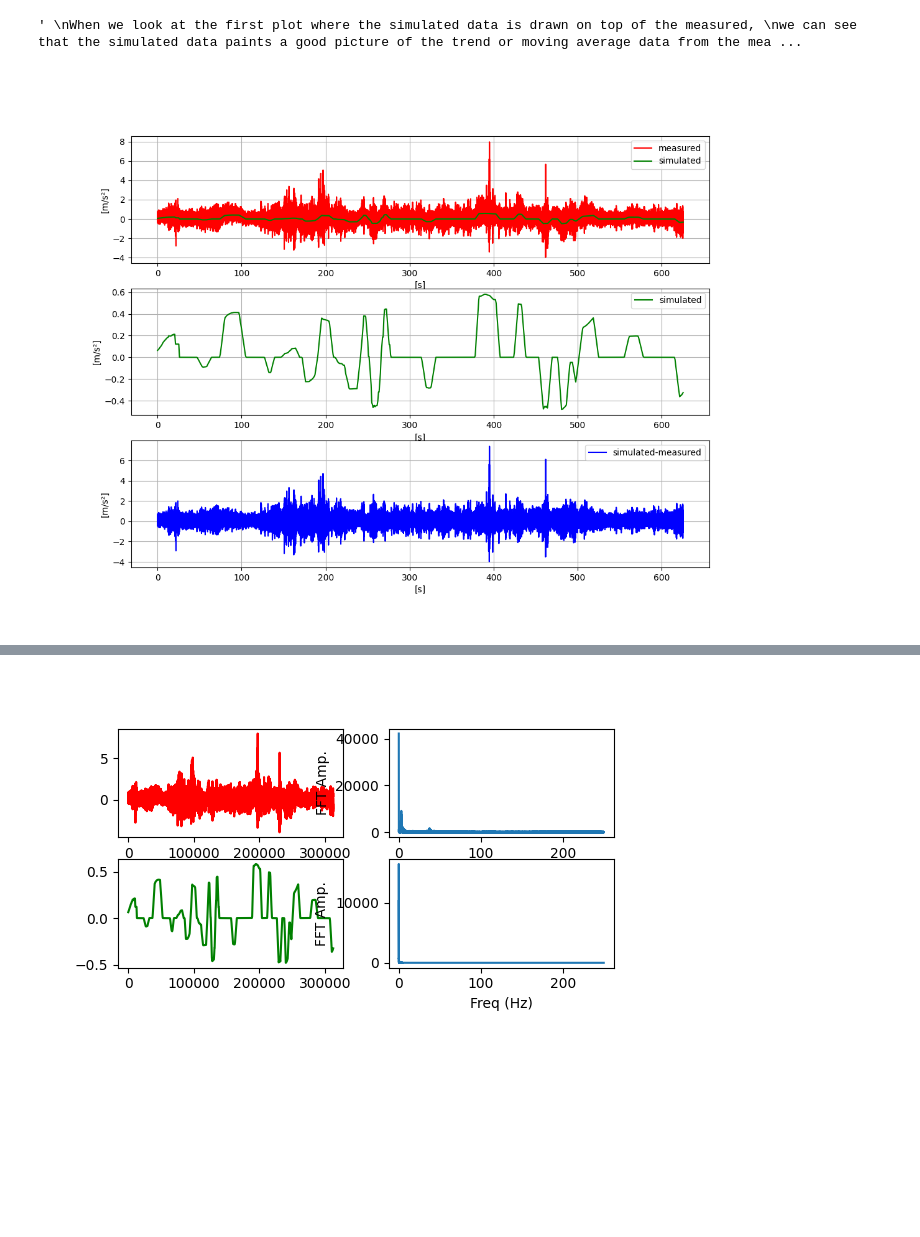
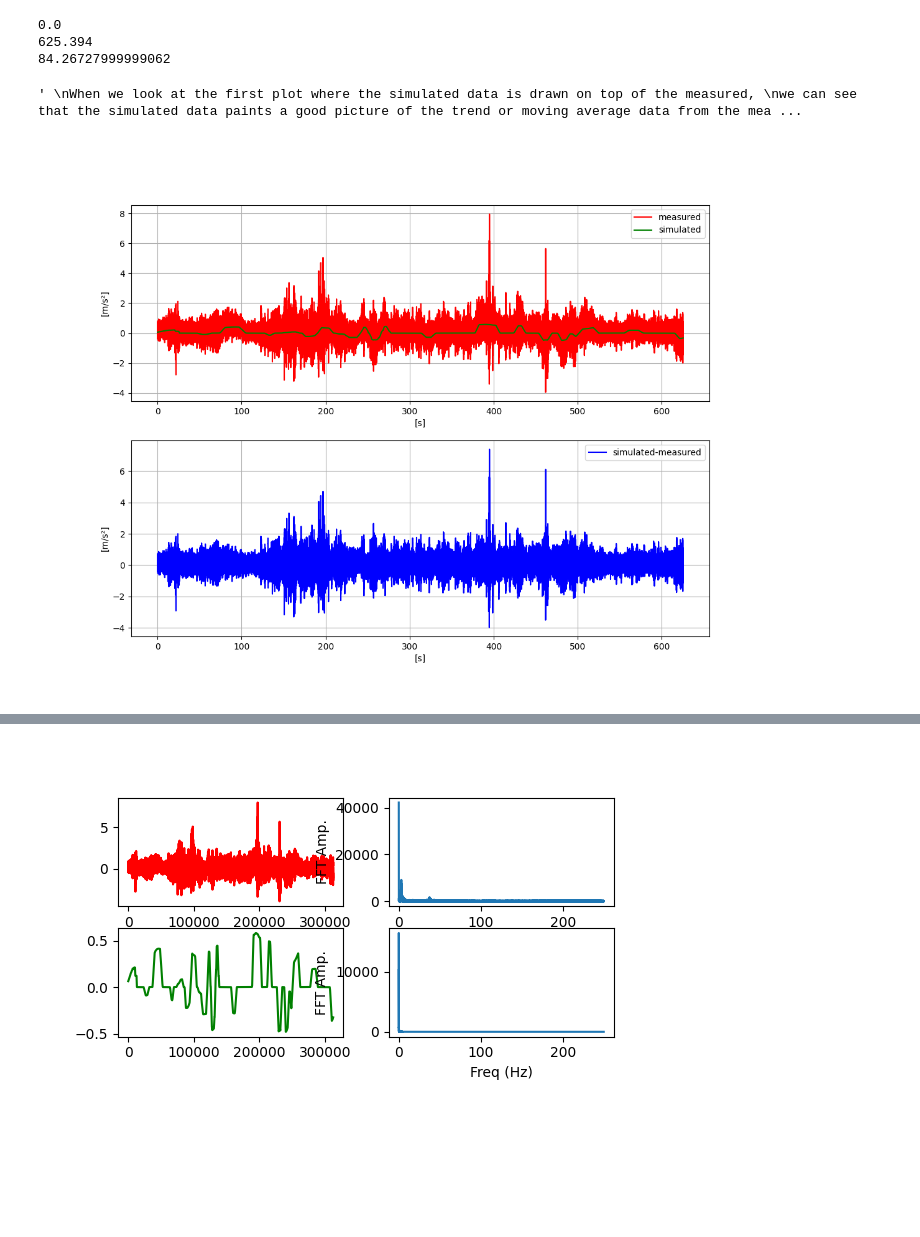
Before and after one commit to larsRikard/Machine-learning-and-sensor-technology, a Jupyter notebook: Assignment 1/Railroad predictive maintenance.ipynb, the cells around one changed output, grey strips where cells are left out. Saved outputs shown, nothing was run; the diff lists cells and outputs as text; code cells hidden in the pictures; blank space fills up the shorter version.

```diff
--- a/Assignment 1/Railroad predictive maintenance.ipynb
+++ b/Assignment 1/Railroad predictive maintenance.ipynb
@@ -38,39 +34,55 @@ print(sum)
+# %%
+sample_rate = 500
+dt = 1/sample_rate
+sample_amount = len(a_meas)
+time_array = np.arange(0, sample_amount/sample_rate,dt)
+print(time_array[0])
+print(time_array[-1])
+
+sum = 0;
+for i in range(len(a_meas)):
+    sum += a_meas[i]*dt
+print(sum)
+# %% [output]
+0.0
+625.394
+84.26727999999062
 # %%
 plt.close('all')
 plt.figure(1, figsize=(12, 9))
 
-plt.subplot(3, 1, 1)
+plt.subplot(2, 1, 1)
 plt.plot(time_array, a_meas, 'r', label='measured')
 plt.plot(time_array, a_sim, 'g', label='simulated')
 plt.legend()
 plt.grid()
 plt.xlabel('[s]')
 plt.ylabel('[m/s²]')
 
-plt.subplot(3, 1, 2)
+""" plt.subplot(3, 1, 2)
 plt.plot(time_array, a_sim, 'g', label='simulated')
 plt.legend()
 plt.grid()
 plt.xlabel('[s]')
-plt.ylabel('[m/s²]')
+plt.ylabel('[m/s²]') """
 
-plt.subplot(3, 1, 3)
+plt.subplot(2, 1, 2)
 plt.plot(time_array, a_sim_minus_meas, 'b', label='simulated-measured')
 plt.legend()
 plt.grid()
 plt.xlabel('[s]')
 plt.ylabel('[m/s²]')
 
 """
 When we look at the first plot where the simulated data is drawn on top of the measured,
 we can see that the simulated data paints a good picture of the trend or moving average data from the measured.
 This means that the simulation probably paints the correct picture when the train tracks are in optimal conditions.
 When subtracting the measured data from the simulated, we should end up with mostly random noise if the simulation is correct.
 Since the result of the substraction is not random noise, but still contians some residuals, it is possible these residuals are indicators of non-optimal track conditions.
 """
 # %% [output]
 ' \nWhen we look at the first plot where the simulated data is drawn on top of the measured, \nwe can see that the simulated data paints a good picture of the trend or moving average data from the mea ...
-[figure, old version]
+[figure, new version]
 # %%
 fourier_transform_meas = np.fft.fft(a_meas)
 fourier_transform_sim = np.fft.fft(a_sim)
```
Also changed, not shown: parts of 3 cells of this notebook, 25 other files.
